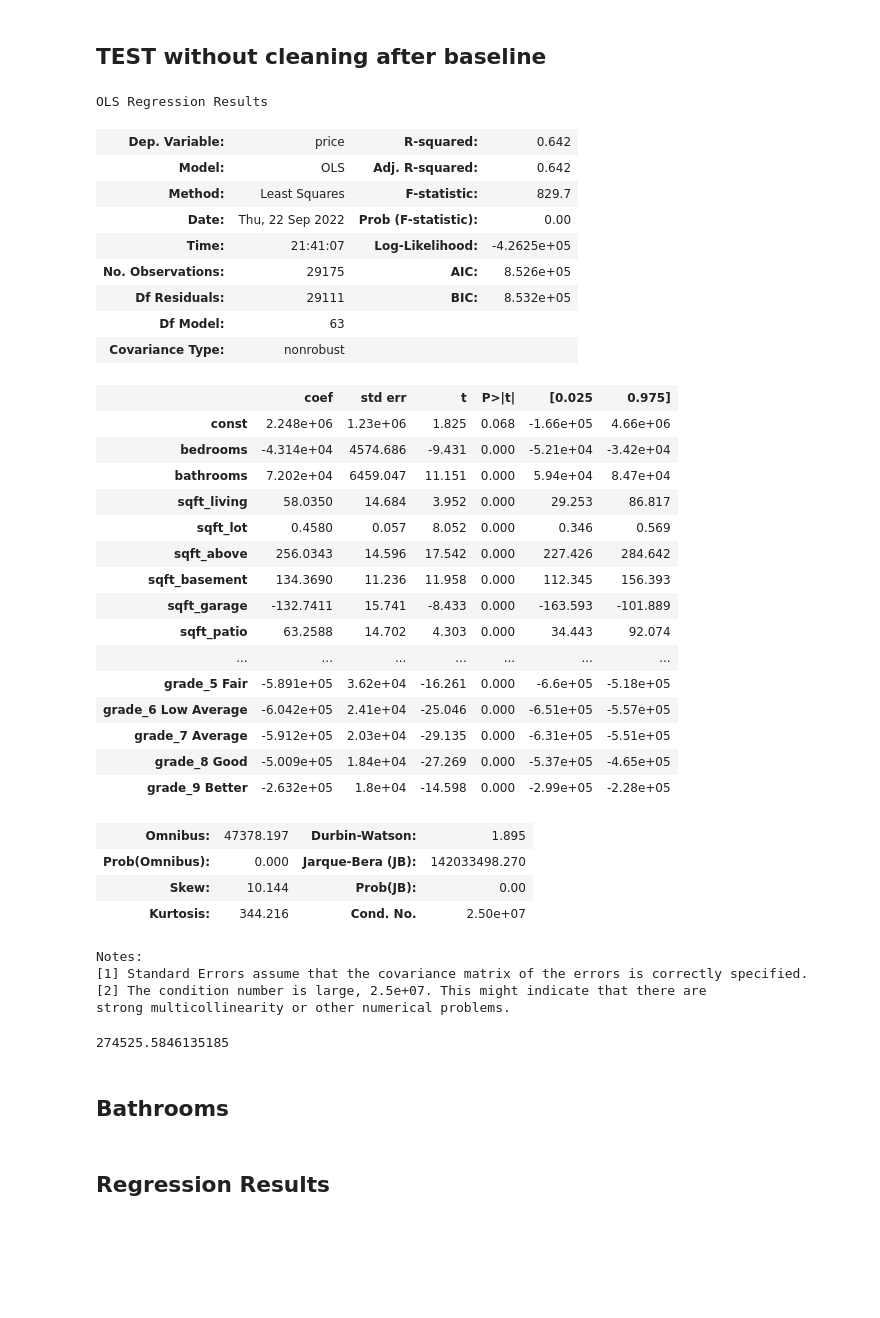
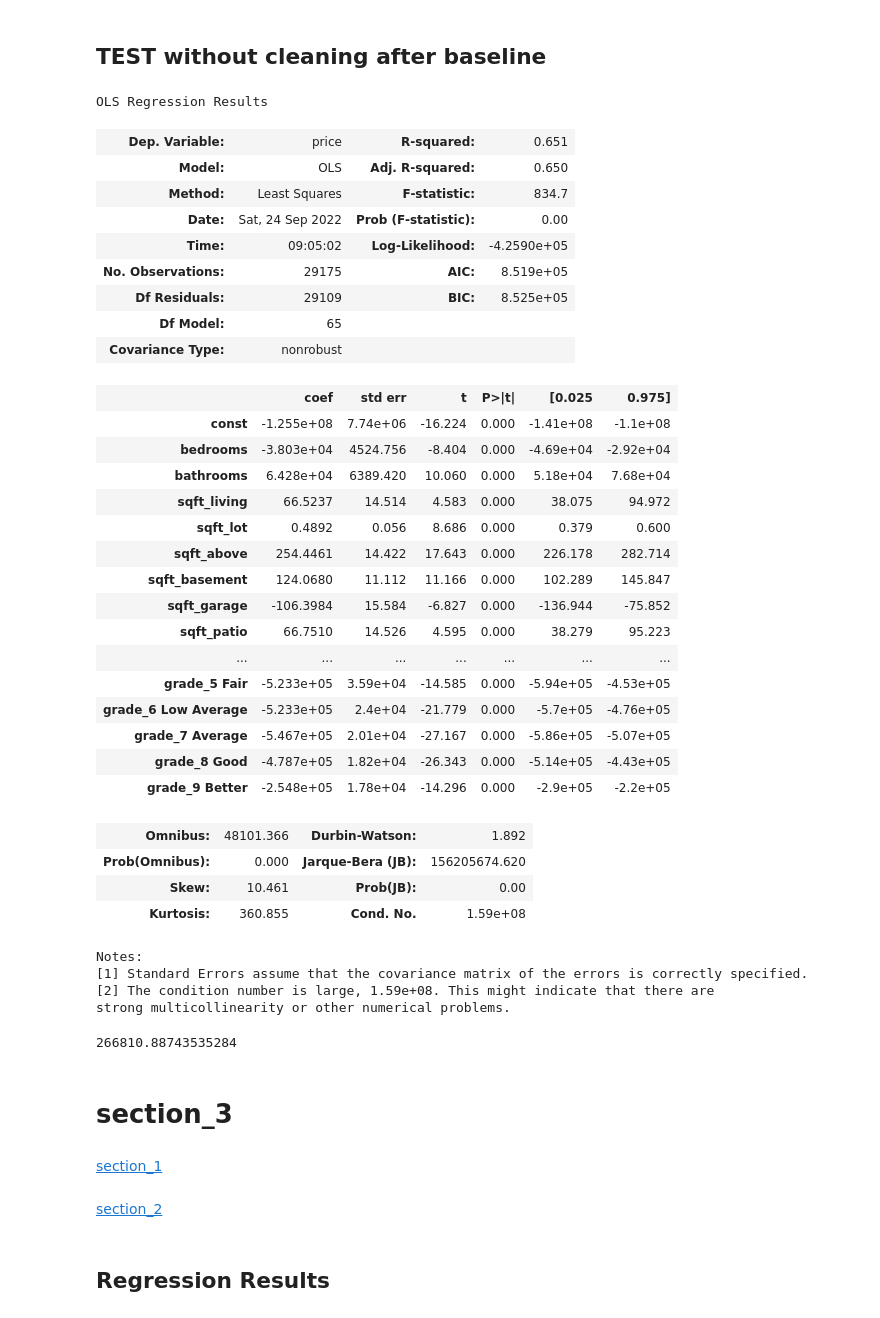
Before and after one commit to newcojon/Capstone, a Jupyter notebook: cap_vers_1.ipynb, the cells around one changed output. Drawn from its saved outputs; the diff is of its cells as text; code cells hidden in the pictures; blank space fills up the shorter version.

```diff
--- a/cap_vers_1.ipynb
+++ b/cap_vers_1.ipynb
@@ -1123,58 +951,62 @@ cats1 = df1[['selldate','price','waterfront','greenbelt', 'nuisance', 'view', 'c
 cat_cols = cats.columns
 dum_df1 = pd.get_dummies(data=df1, columns=cat_cols, drop_first=True)
 # %%
-X1=dum_df1.drop(labels=['selldate', 'price', 'Zipcode', 'address', 'lat', 'long',
+X1=dum_df1.drop(labels=['selldate', 'price', 'Zipcode', 'address',
                        'sewer_system_PUBLIC RESTRICTED',
                       'heat_source_Oil', 'heat_source_Oil/Solar', 'heat_source_Other',
                       'floors', 'Neighborhood_Skykomish', 'Neighborhood_Black Diamond',
                       'Neighborhood_Baring', 'grade_2 Substandard', 'Neighborhood_Enumclaw', 'heat_source_Electricity/Solar'], axis=1)
 y=dum_df1.price
 
 model_1 = sm.OLS(y, sm.add_constant(X1))
 results1 = model_1.fit()
 results1.summary()
 # %% [output]
 OLS Regression Results
-| Dep. Variable: | price | R-squared: | 0.642 |
-| Model: | OLS | Adj. R-squared: | 0.642 |
-| Method: | Least Squares | F-statistic: | 829.7 |
-| Date: | Thu, 22 Sep 2022 | Prob (F-statistic): | 0.00 |
-| Time: | 21:41:07 | Log-Likelihood: | -4.2625e+05 |
-| No. Observations: | 29175 | AIC: | 8.526e+05 |
-| Df Residuals: | 29111 | BIC: | 8.532e+05 |
-| Df Model: | 63 |  |  |
+| Dep. Variable: | price | R-squared: | 0.651 |
+| Model: | OLS | Adj. R-squared: | 0.650 |
+| Method: | Least Squares | F-statistic: | 834.7 |
+| Date: | Sat, 24 Sep 2022 | Prob (F-statistic): | 0.00 |
+| Time: | 09:05:02 | Log-Likelihood: | -4.2590e+05 |
+| No. Observations: | 29175 | AIC: | 8.519e+05 |
+| Df Residuals: | 29109 | BIC: | 8.525e+05 |
+| Df Model: | 65 |  |  |
 | Covariance Type: | nonrobust |  |  |
 |  | coef | std err | t | P>|t| | [0.025 | 0.975] |
-| const | 2.248e+06 | 1.23e+06 | 1.825 | 0.068 | -1.66e+05 | 4.66e+06 |
-| bedrooms | -4.314e+04 | 4574.686 | -9.431 | 0.000 | -5.21e+04 | -3.42e+04 |
-| bathrooms | 7.202e+04 | 6459.047 | 11.151 | 0.000 | 5.94e+04 | 8.47e+04 |
-| sqft_living | 58.0350 | 14.684 | 3.952 | 0.000 | 29.253 | 86.817 |
-| sqft_lot | 0.4580 | 0.057 | 8.052 | 0.000 | 0.346 | 0.569 |
-| sqft_above | 256.0343 | 14.596 | 17.542 | 0.000 | 227.426 | 284.642 |
-| sqft_basement | 134.3690 | 11.236 | 11.958 | 0.000 | 112.345 | 156.393 |
-| sqft_garage | -132.7411 | 15.741 | -8.433 | 0.000 | -163.593 | -101.889 |
-| sqft_patio | 63.2588 | 14.702 | 4.303 | 0.000 | 34.443 | 92.074 |
+| const | -1.255e+08 | 7.74e+06 | -16.224 | 0.000 | -1.41e+08 | -1.1e+08 |
+| bedrooms | -3.803e+04 | 4524.756 | -8.404 | 0.000 | -4.69e+04 | -2.92e+04 |
+| bathrooms | 6.428e+04 | 6389.420 | 10.060 | 0.000 | 5.18e+04 | 7.68e+04 |
+| sqft_living | 66.5237 | 14.514 | 4.583 | 0.000 | 38.075 | 94.972 |
+| sqft_lot | 0.4892 | 0.056 | 8.686 | 0.000 | 0.379 | 0.600 |
+| sqft_above | 254.4461 | 14.422 | 17.643 | 0.000 | 226.178 | 282.714 |
+| sqft_basement | 124.0680 | 11.112 | 11.166 | 0.000 | 102.289 | 145.847 |
+| sqft_garage | -106.3984 | 15.584 | -6.827 | 0.000 | -136.944 | -75.852 |
+| sqft_patio | 66.7510 | 14.526 | 4.595 | 0.000 | 38.279 | 95.223 |
 | ... | ... | ... | ... | ... | ... | ... |
-| grade_5 Fair | -5.891e+05 | 3.62e+04 | -16.261 | 0.000 | -6.6e+05 | -5.18e+05 |
-| grade_6 Low Average | -6.042e+05 | 2.41e+04 | -25.046 | 0.000 | -6.51e+05 | -5.57e+05 |
-| grade_7 Average | -5.912e+05 | 2.03e+04 | -29.135 | 0.000 | -6.31e+05 | -5.51e+05 |
-| grade_8 Good | -5.009e+05 | 1.84e+04 | -27.269 | 0.000 | -5.37e+05 | -4.65e+05 |
-| grade_9 Better | -2.632e+05 | 1.8e+04 | -14.598 | 0.000 | -2.99e+05 | -2.28e+05 |
+| grade_5 Fair | -5.233e+05 | 3.59e+04 | -14.585 | 0.000 | -5.94e+05 | -4.53e+05 |
+| grade_6 Low Average | -5.233e+05 | 2.4e+04 | -21.779 | 0.000 | -5.7e+05 | -4.76e+05 |
+| grade_7 Average | -5.467e+05 | 2.01e+04 | -27.167 | 0.000 | -5.86e+05 | -5.07e+05 |
+| grade_8 Good | -4.787e+05 | 1.82e+04 | -26.343 | 0.000 | -5.14e+05 | -4.43e+05 |
+| grade_9 Better | -2.548e+05 | 1.78e+04 | -14.296 | 0.000 | -2.9e+05 | -2.2e+05 |
-| Omnibus: | 47378.197 | Durbin-Watson: | 1.895 |
-| Prob(Omnibus): | 0.000 | Jarque-Bera (JB): | 142033498.270 |
-| Skew: | 10.144 | Prob(JB): | 0.00 |
-| Kurtosis: | 344.216 | Cond. No. | 2.50e+07 |
+| Omnibus: | 48101.366 | Durbin-Watson: | 1.892 |
+| Prob(Omnibus): | 0.000 | Jarque-Bera (JB): | 156205674.620 |
+| Skew: | 10.461 | Prob(JB): | 0.00 |
+| Kurtosis: | 360.855 | Cond. No. | 1.59e+08 |
 Notes:
 [1] Standard Errors assume that the covariance matrix of the errors is correctly specified.
-[2] The condition number is large, 2.5e+07. This might indicate that there are
+[2] The condition number is large, 1.59e+08. This might indicate that there are
 strong multicollinearity or other numerical problems.
 # %%
 mae = mean_absolute_error(y, results1.predict(sm.add_constant(X1)))
 mae
 # %% [output]
-274525.5846135185
+266810.88743535284
 # %% [markdown]
-## Bathrooms
+# section_3
+# %% [markdown]
+ [section_1](#section_1)
+# %% [markdown]
+[section_2](#section_2)
 # %% [markdown]
 ## Regression Results
 # %% [markdown]
```
Also changed, not shown: parts of 50 cells of this notebook, 1 other file.
